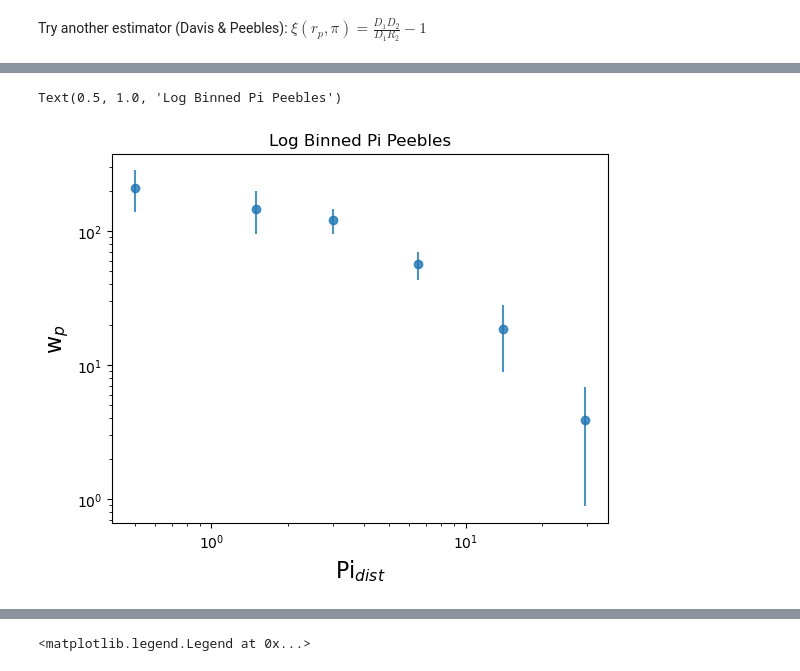
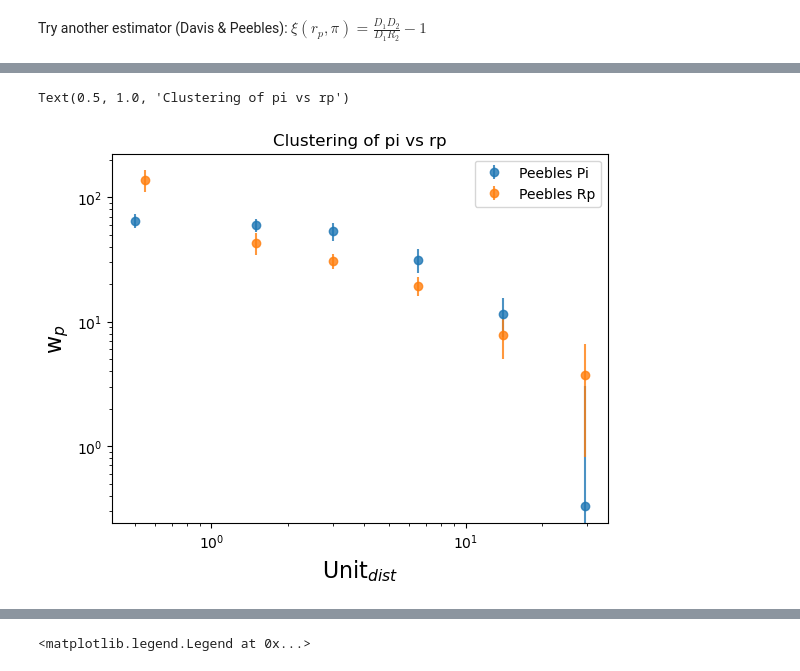
Before and after one commit to mcp74/AGNclustering, a Jupyter notebook: clustering_test.ipynb, the cells around one changed output, grey strips where cells are left out. Saved outputs shown, nothing was run; the diff lists cells and outputs as text; code cells hidden in the pictures.

```diff
--- a/clustering_test.ipynb
+++ b/clustering_test.ipynb
@@ -141,11 +145,19 @@ nbins: number of projected spatial bins
 # %%
 pimax=40
 pibins = np.logspace(0,np.log10(40),6, dtype=int)
+linpibins = np.arange(1,41,1)
 
-# to compare better with pibins
+
+
+# to compare better with pibins: 6 logspaced bins
 binsmod = np.logspace(0,np.log10(40),6,dtype=int)
 binsmod = binsmod.astype(dtype=float)
 binsmod = np.insert(binsmod, 0, 0.1)
 
+
+linbins = np.arange(0,41,1, dtype=float)
+linbins[0] = 0.01
+
+
 nbins = 10
 bins = np.logspace(-1, np.log10(40), nbins + 1)
@@ -566,7 +789,7 @@ In gridlink_mocks_double> Running with [nmesh_x, nmesh_y, nmesh_z]  = 20,20,10.
 # %%
-# Collapsing 2d correlation function along rp- Peebles Estimator
+# Peebles estimator 6 pi bins Wp(pi)
 %autoreload 2
-pi,wppi_p,wppi_p_err,cov = wz.cross_wppi(d1=agn, d2=gal, r1=arand, r2=grand, bins=bins, pibins=pibins, pimax=pimax, m=5, estimator='P')
+pi,wppi_p,wppi_p_err,cov = wz.cross_wppi(d1=agn, d2=gal, r1=arand, r2=grand, bins=linbins, pibins=pibins, pimax=pimax, m=5, estimator='P')
 # %% [output]
 using LCDM cosmology: Om0=.3, H0=70
 In gridlink_mocks_double> Running with [nmesh_x, nmesh_y, nmesh_z]  = 19,18,9.  Time taken =   0.001 sec
@@ -615,10 +1288,13 @@ In gridlink_mocks_double> Running with [nmesh_x, nmesh_y, nmesh_z]  = 20,20,10.
 # %%
 plt.yscale("log")
 plt.xscale("log")
-plt.errorbar(pi,wppi_p,yerr=wppi_p_err,fmt='o',label='Peebles',alpha=0.8)
-plt.xlabel('Pi$_{dist}$',fontsize=16, )
+plt.errorbar(pi,wppi_p,yerr=wppi_p_err,fmt='o',label='Peebles Pi',alpha=0.8)
+plt.errorbar(rp_mod,wp_agp_mod,yerr=wp_agp_err_mod,fmt='o',label='Peebles Rp',alpha=0.8)
+# plt.errorbar(rp,wp_agp,yerr=wp_agp_err,fmt='o',label='10 Bins Peebles rp',alpha=0.8)
+plt.legend()
+plt.xlabel('Unit$_{dist}$',fontsize=16, )
 plt.ylabel('w$_{p}$',fontsize=16)
-plt.title('Log Binned Pi Peebles')
+plt.title('Clustering of pi vs rp')
 # %% [output]
-Text(0.5, 1.0, 'Log Binned Pi Peebles')
+Text(0.5, 1.0, 'Clustering of pi vs rp')
-[figure, old version]
+[figure, new version]
```
Also changed, not shown: parts of 39 cells of this notebook, 2 other files.
